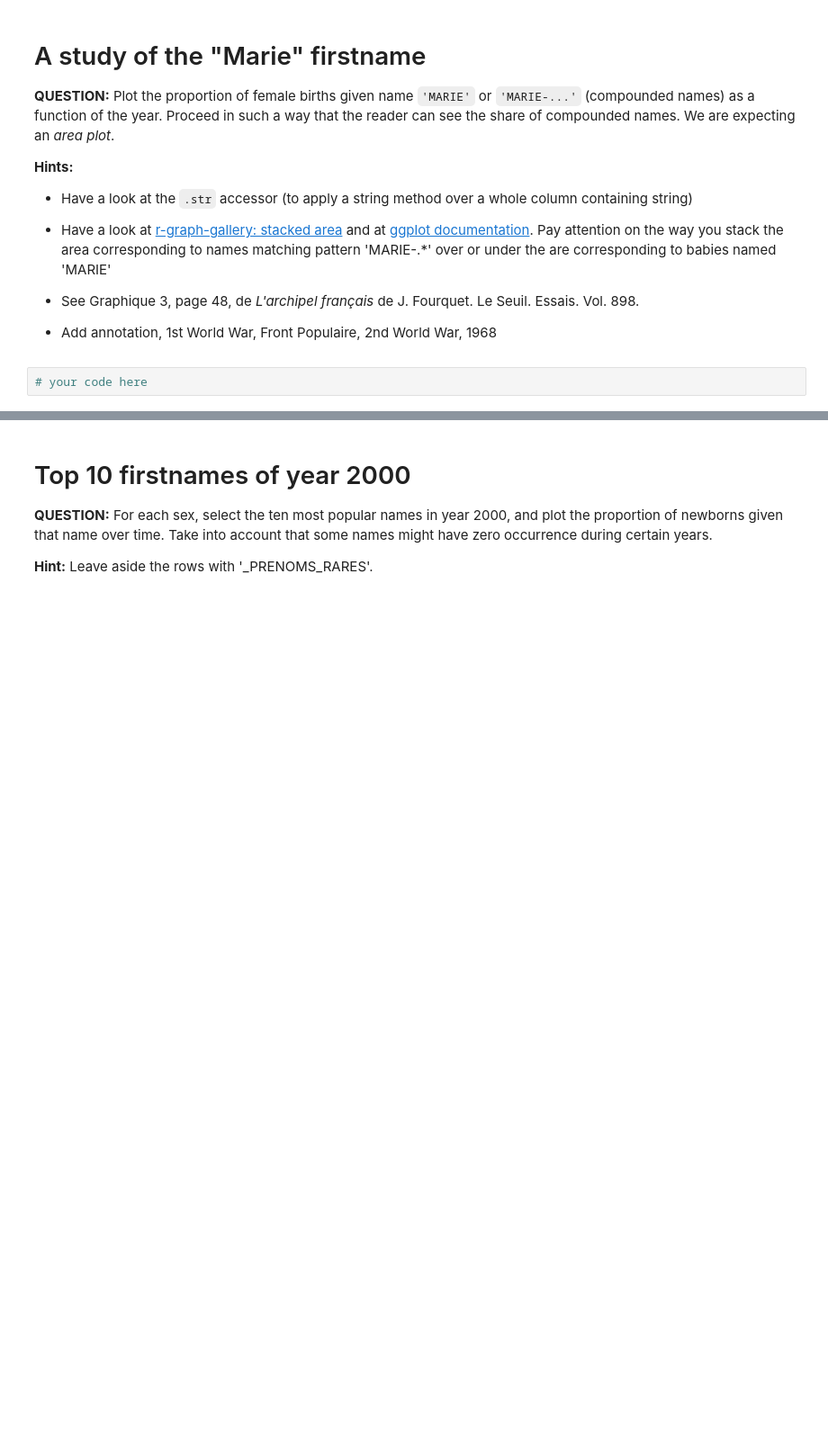
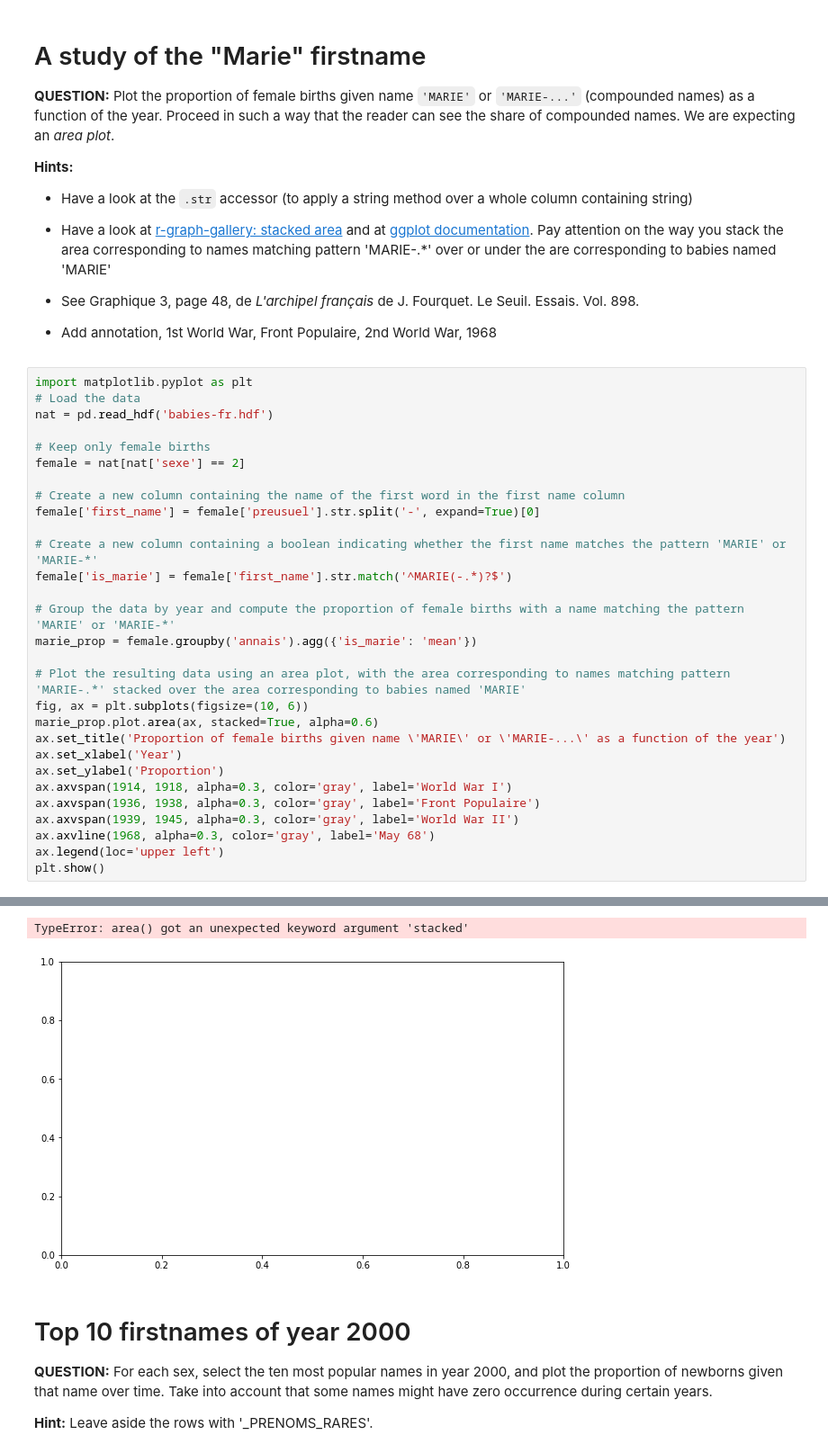
Before and after one commit to brnatvi/S8_DM_BigData, a Jupyter notebook: homework01.ipynb, the cells around one changed output, grey strips where cells are left out. Shown at 90% size. Saved outputs shown, nothing was run; the diff lists cells and outputs as text; blank space fills up the shorter version.

```diff
--- a/homework01.ipynb
+++ b/homework01.ipynb
@@ -479,5 +697,33 @@ at [ggplot documentation](https://ggplot2.tidyverse.org/reference/geom_ribbon.ht
 - See Graphique 3, page 48, de _L'archipel français_  de J. Fourquet. Le Seuil. Essais. Vol. 898.
 
 - Add annotation, 1st World War, Front Populaire, 2nd World War, 1968
-# %%
-# your code here
+# %%
+import matplotlib.pyplot as plt
+# Load the data
+nat = pd.read_hdf('babies-fr.hdf')
+
+# Keep only female births
+female = nat[nat['sexe'] == 2]
+
+# Create a new column containing the name of the first word in the first name column
+female['first_name'] = female['preusuel'].str.split('-', expand=True)[0]
+
+# Create a new column containing a boolean indicating whether the first name matches the pattern 'MARIE' or 'MARIE-*'
+female['is_marie'] = female['first_name'].str.match('^MARIE(-.*)?$')
+
+# Group the data by year and compute the proportion of female births with a name matching the pattern 'MARIE' or 'MARIE-*'
+marie_prop = female.groupby('annais').agg({'is_marie': 'mean'})
+
+# Plot the resulting data using an area plot, with the area corresponding to names matching pattern 'MARIE-.*' stacked over the area corresponding to babies named 'MARIE'
+fig, ax = plt.subplots(figsize=(10, 6))
+marie_prop.plot.area(ax, stacked=True, alpha=0.6)
+ax.set_title('Proportion of female births given name \'MARIE\' or \'MARIE-...\' as a function of the year')
+ax.set_xlabel('Year')
+ax.set_ylabel('Proportion')
+ax.axvspan(1914, 1918, alpha=0.3, color='gray', label='World War I')
+ax.axvspan(1936, 1938, alpha=0.3, color='gray', label='Front Populaire')
+ax.axvspan(1939, 1945, alpha=0.3, color='gray', label='World War II')
+ax.axvline(1968, alpha=0.3, color='gray', label='May 68')
+ax.legend(loc='upper left')
+plt.show()
+# %% [output]
@@ -484,3 +741,5 @@ at [ggplot documentation](https://ggplot2.tidyverse.org/reference/geom_ribbon.ht
+TypeError: area() got an unexpected keyword argument 'stacked'
+[figure, added]
 # %% [markdown]
 # Top 10 firstnames of year 2000
 
```
Also changed, not shown: parts of 49 cells of this notebook.
